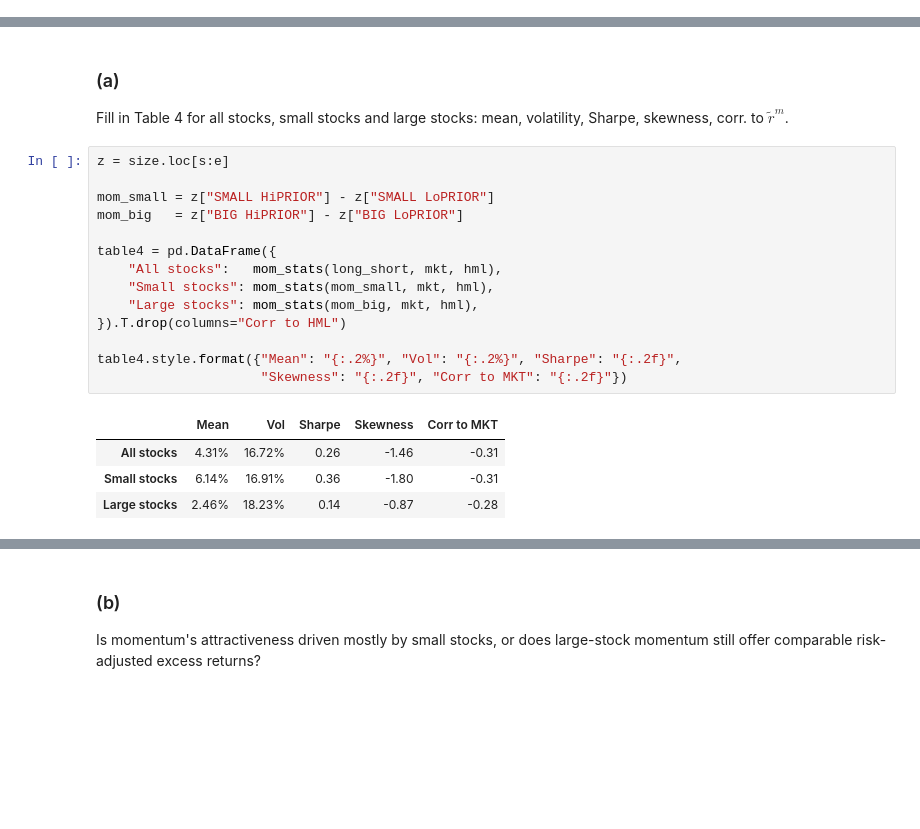
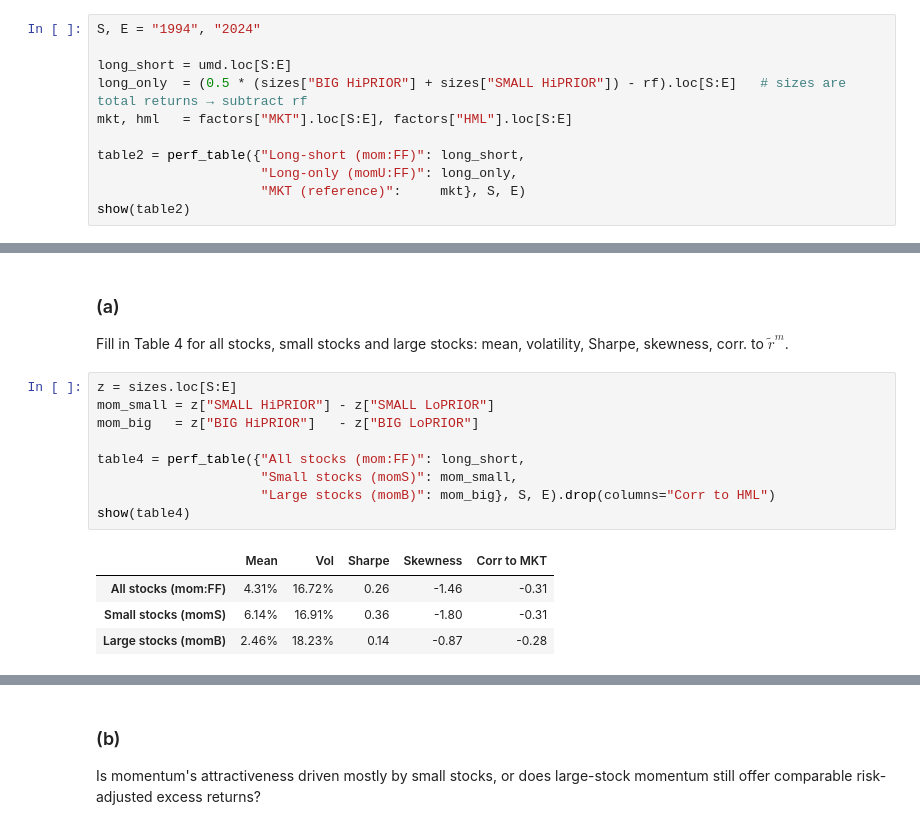
Before and after one commit to lucasalbinlazcano/finm36700-HW6, a Jupyter notebook: AQR Momentum Strategies.ipynb, the cells around one changed output, grey strips where cells are left out. Cells and saved outputs as stored; diff of their text form; blank space fills up the shorter version.

```diff
--- a/AQR Momentum Strategies.ipynb
+++ b/AQR Momentum Strategies.ipynb
@@ -123,0 +197,11 @@ table2.style.format({"Mean": "{:.2%}", "Vol": "{:.2%}", "Sharpe": "{:.2f}",
+# %%
+S, E = "1994", "2024"
+
+long_short = umd.loc[S:E]
+long_only  = (0.5 * (sizes["BIG HiPRIOR"] + sizes["SMALL HiPRIOR"]) - rf).loc[S:E]   # sizes are total returns → subtract rf
+mkt, hml   = factors["MKT"].loc[S:E], factors["HML"].loc[S:E]
+
+table2 = perf_table({"Long-short (mom:FF)": long_short,
+                     "Long-only (momU:FF)": long_only,
+                     "MKT (reference)":     mkt}, S, E)
+show(table2)
@@ -214,21 +352,16 @@ Sample: 1994–2024.
 ### (a)
 Fill in Table 4 for all stocks, small stocks and large stocks: mean, volatility, Sharpe, skewness, corr. to $\tilde{r}^{m}$.
 # %%
-z = size.loc[s:e]
+z = sizes.loc[S:E]
+mom_small = z["SMALL HiPRIOR"] - z["SMALL LoPRIOR"]
+mom_big   = z["BIG HiPRIOR"]   - z["BIG LoPRIOR"]
 
-mom_small = z["SMALL HiPRIOR"] - z["SMALL LoPRIOR"]
-mom_big   = z["BIG HiPRIOR"] - z["BIG LoPRIOR"]
-
-table4 = pd.DataFrame({
-    "All stocks":   mom_stats(long_short, mkt, hml),
-    "Small stocks": mom_stats(mom_small, mkt, hml),
-    "Large stocks": mom_stats(mom_big, mkt, hml),
-}).T.drop(columns="Corr to HML")
-
-table4.style.format({"Mean": "{:.2%}", "Vol": "{:.2%}", "Sharpe": "{:.2f}",
-                     "Skewness": "{:.2f}", "Corr to MKT": "{:.2f}"})
+table4 = perf_table({"All stocks (mom:FF)": long_short,
+                     "Small stocks (momS)": mom_small,
+                     "Large stocks (momB)": mom_big}, S, E).drop(columns="Corr to HML")
+show(table4)
 # %% [output]
 |  | Mean | Vol | Sharpe | Skewness | Corr to MKT |
-| All stocks | 4.31% | 16.72% | 0.26 | -1.46 | -0.31 |
-| Small stocks | 6.14% | 16.91% | 0.36 | -1.80 | -0.31 |
-| Large stocks | 2.46% | 18.23% | 0.14 | -0.87 | -0.28 |
+| All stocks (mom:FF) | 4.31% | 16.72% | 0.26 | -1.46 | -0.31 |
+| Small stocks (momS) | 6.14% | 16.91% | 0.36 | -1.80 | -0.31 |
+| Large stocks (momB) | 2.46% | 18.23% | 0.14 | -0.87 | -0.28 |
```
Also changed, not shown: parts of 45 cells of this notebook, 1 other file.
